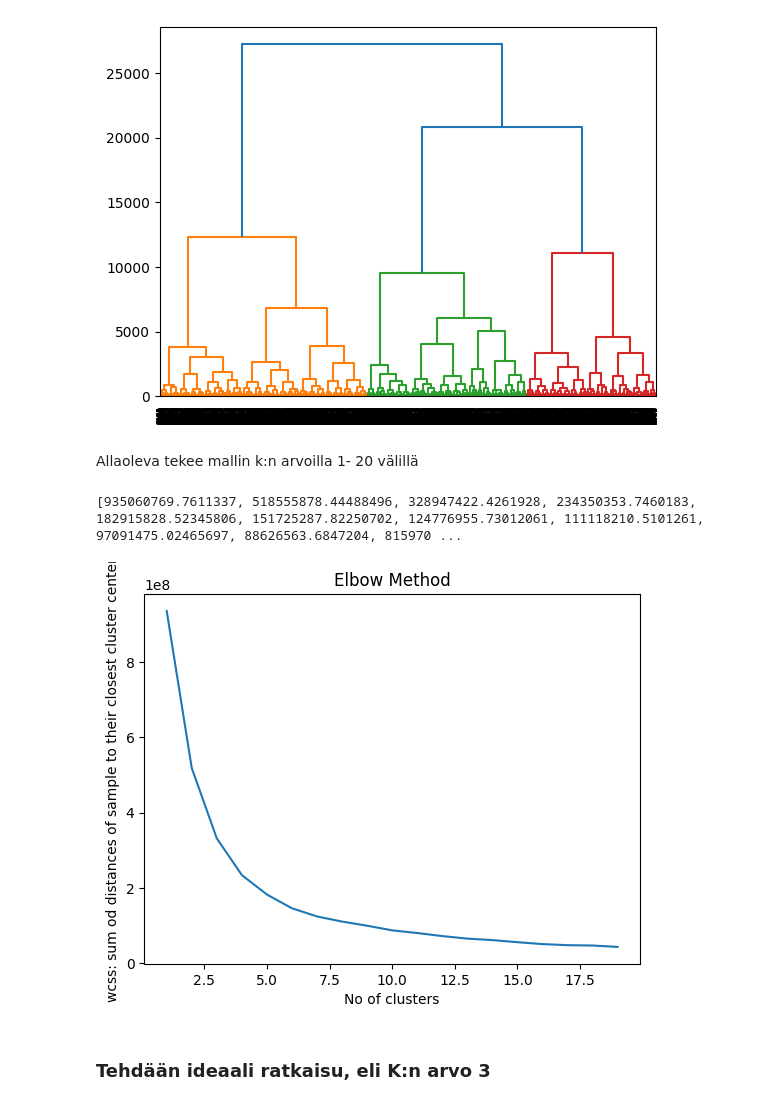
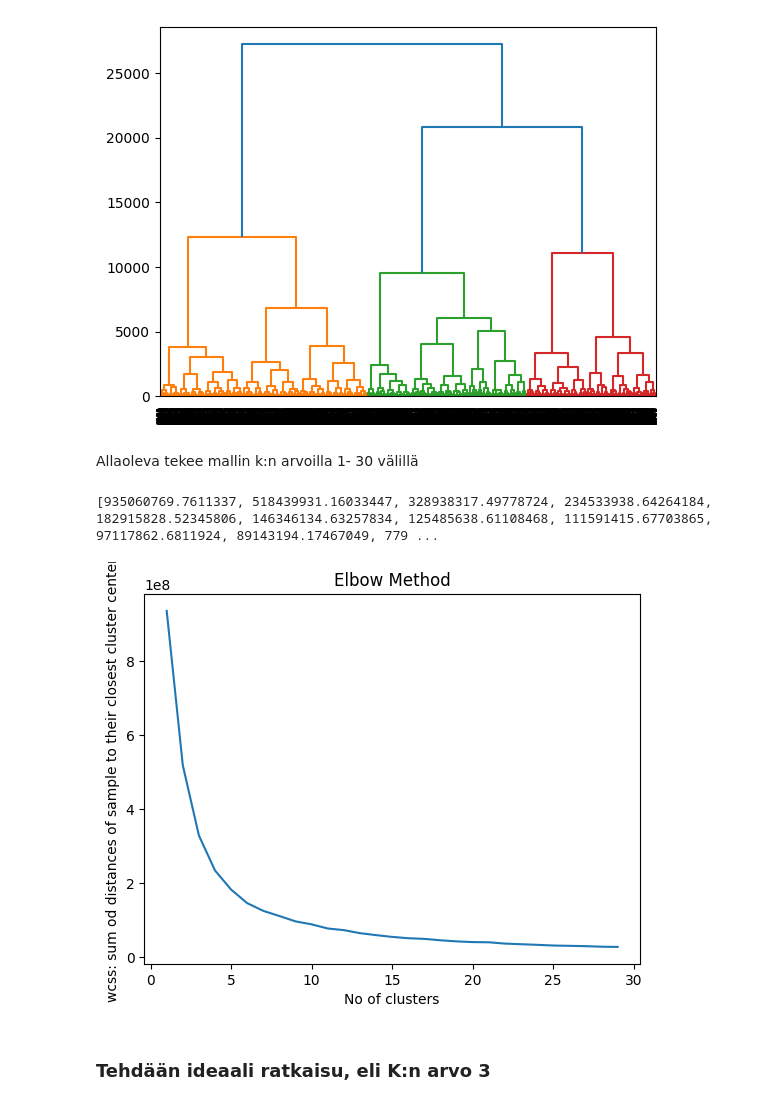
Before and after one commit to ellupallo/Klusterointi, a Jupyter notebook: drone_hierarkinen_clusterointi.ipynb, the cells around one changed output. Cells and saved outputs as stored; diff of their text form; code cells hidden in the pictures.

```diff
--- a/drone_hierarkinen_clusterointi.ipynb
+++ b/drone_hierarkinen_clusterointi.ipynb
@@ -77,27 +77,27 @@ dendrogrammi = hierarchy.dendrogram(hierarchy.linkage(X, method = "ward"))
 # %% [output]
 [figure]
 # %% [markdown]
-Allaoleva tekee mallin k:n arvoilla 1- 20 välillä
+Allaoleva tekee mallin k:n arvoilla 1- 30 välillä
 # %%
 from sklearn.cluster import KMeans
 
 wcss = []
-for i in range (1,20):
+for i in range (1,30):
     kmeans = KMeans(n_clusters=i, init="k-means++")
     kmeans.fit(X)
     wcss.append(kmeans.inertia_) # tätä voi tarkastella myös ilman inertiaa
 
 print(wcss)
 # %% [output]
-[935060769.7611337, 518555878.44488496, 328947422.4261928, 234350353.7460183, 182915828.52345806, 151725287.82250702, 124776955.73012061, 111118210.5101261, 97091475.02465697, 88626563.6847204, 815970 ...
+[935060769.7611337, 518439931.16033447, 328938317.49778724, 234533938.64264184, 182915828.52345806, 146346134.63257834, 125485638.61108468, 111591415.67703865, 97117862.6811924, 89143194.17467049, 779 ...
 # %%
-plt.plot(range(1,20), wcss) # x-akselille 1-20, ja y-akselille wcss
+plt.plot(range(1,30), wcss) # x-akselille 1-20, ja y-akselille wcss
 plt.title("Elbow Method")
 plt.xlabel("No of clusters")
 plt.ylabel("wcss: sum od distances of sample to their closest cluster center")
 plt.show()
 # %% [output]
-[figure, old version]
+[figure, new version]
 # %% [markdown]
 ### Tehdään ideaali ratkaisu, eli K:n arvo 3
 # %%
```
Also changed, not shown: parts of 16 cells of this notebook, 9 other files.
